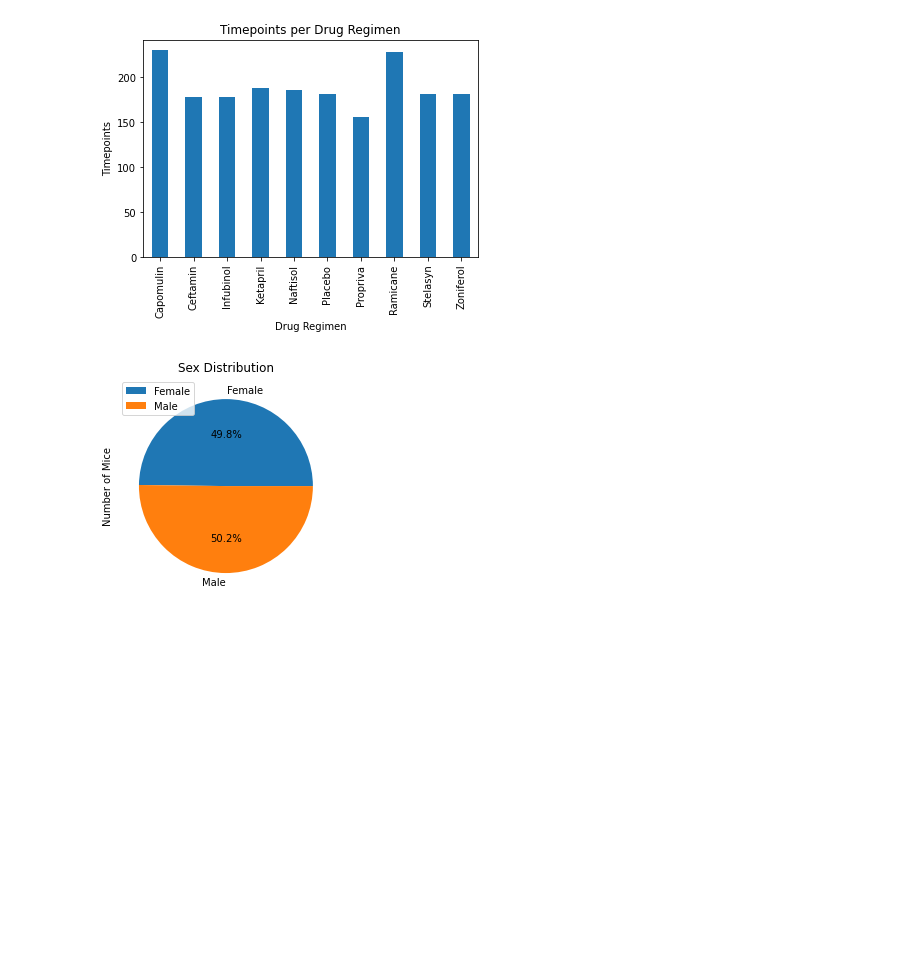
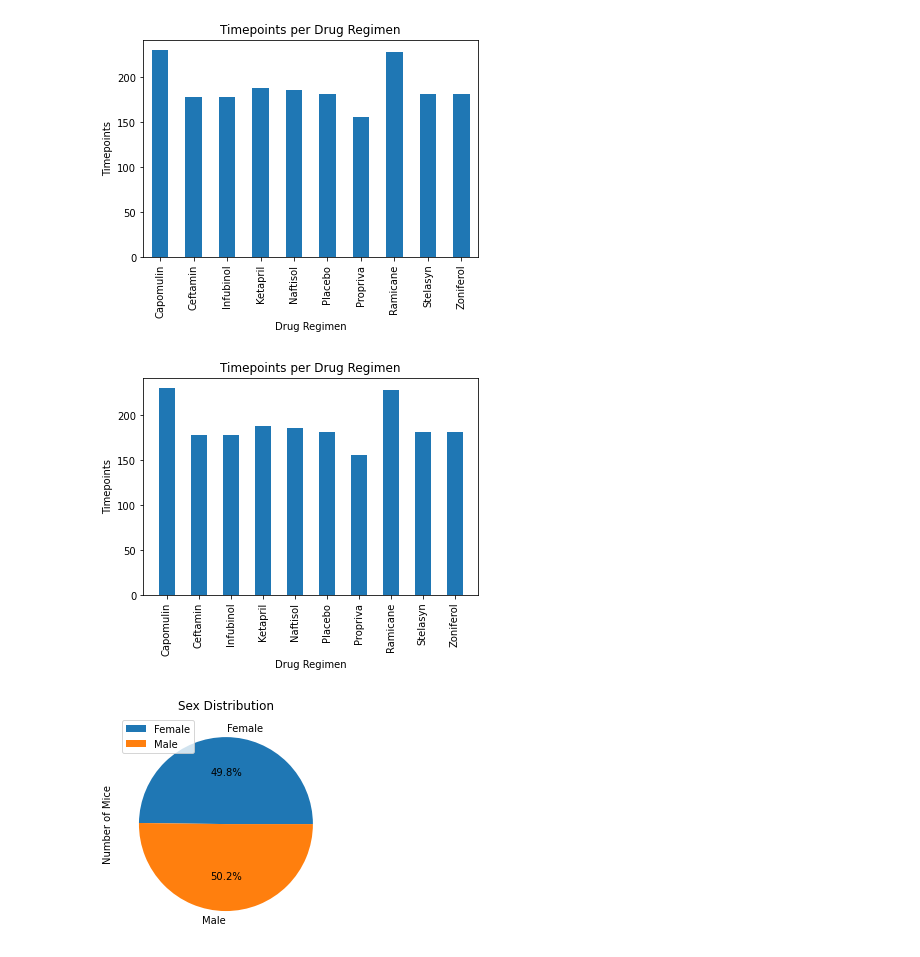
Before and after one commit to ClareSpecht/matplotlib-challenge, a Jupyter notebook: Pymaceuticals/pymaceuticals.ipynb, the cells around one changed output. Saved outputs shown, nothing was run; the diff lists cells and outputs as text; code cells hidden in the pictures; blank space fills up the shorter version.

Commit message:
Analysis and alternate plot methods

```diff
--- a/Pymaceuticals/pymaceuticals.ipynb
+++ b/Pymaceuticals/pymaceuticals.ipynb
@@ -101,6 +132,16 @@ plt.show()
 [figure]
 # %%
 # Generate a bar plot showing the total number of timepoints for all mice tested for each drug regimen using pyplot.
+regimens = count_drug.index
+plt.bar(regimens, count_drug, width=.5)
+plt.xticks(rotation = 90)
+plt.title("Timepoints per Drug Regimen")
+plt.xlabel("Drug Regimen")
+plt.ylabel("Timepoints")
+
+plt.show()
+# %% [output]
+[figure, added]
 # %%
 # Generate a pie plot showing the distribution of female versus male mice using Pandas
 duplicatemice = uniquedata.duplicated(subset=["Mouse ID"])
```
Also changed, not shown: parts of 5 cells of this notebook, 1 other file.
